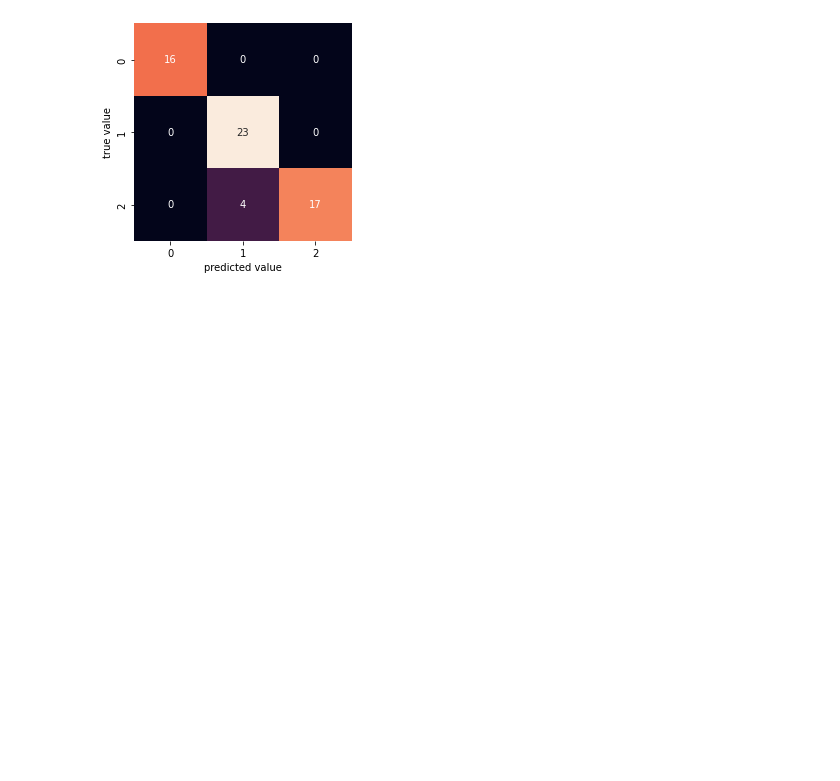
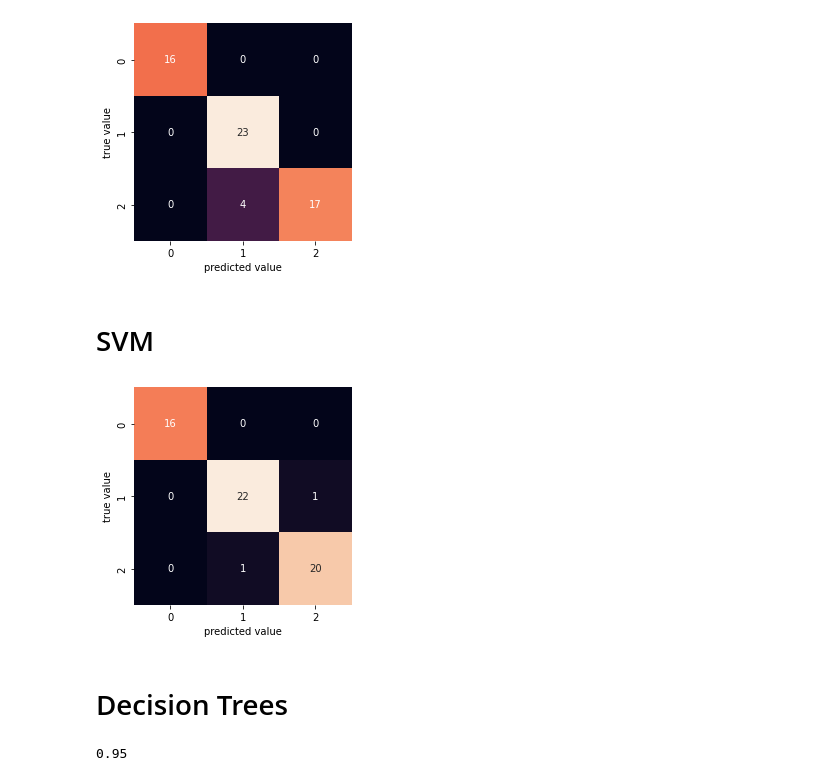
Before and after one commit to Tuchsanai/152-478-Introduction-to-Deep-Learning-for-Artificial-Intelligence-Engineering, a Jupyter notebook: 03_2_Analysis/1_Sklearn_tutorial.ipynb, the cells around one changed output. Saved outputs shown, nothing was run; the diff lists cells and outputs as text; code cells hidden in the pictures; blank space fills up the shorter version.

```diff
--- a/03_2_Analysis/1_Sklearn_tutorial.ipynb
+++ b/03_2_Analysis/1_Sklearn_tutorial.ipynb
@@ -256,3 +256,36 @@ plt.xlabel('predicted value')
 plt.ylabel('true value');
 # %% [output]
 [figure]
+# %% [markdown]
+# SVM
+# %%
+#Support Vector Classification-wrapper around SVM
+from sklearn.svm import SVC
+
+#training SVM model with linear kernel
+model = SVC(kernel='linear',random_state = 10)
+model.fit(X_train, y_train)
+
+#predicting output for test data
+pred = model.predict(X_test)
+# %%
+mat = confusion_matrix(y_test, pred)
+
+sns.heatmap(mat, square=True, annot=True, cbar=False)
+plt.xlabel('predicted value')
+plt.ylabel('true value');
+# %% [output]
+[figure, added]
+# %% [markdown]
+# Decision Trees
+# %%
+from sklearn import tree
+model = tree.DecisionTreeClassifier()
+model = model.fit(X_train, y_train)
+
+#predicting output for test data
+pred = model.predict(X_test)
+
+print(model.score(X_test, y_test))
+# %% [output]
+0.95
```
Also changed, not shown: parts of 2 cells of this notebook, 1 other file.
